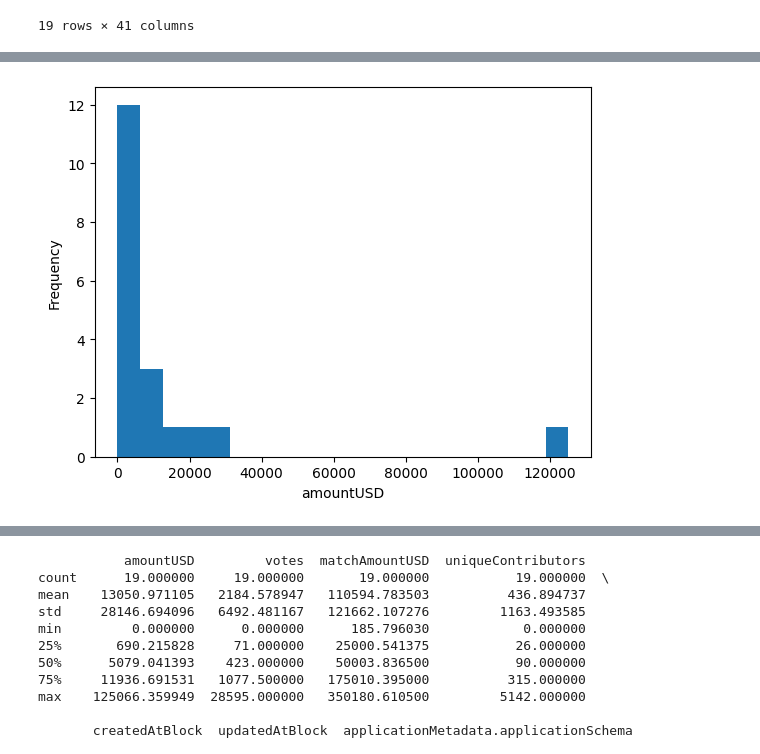
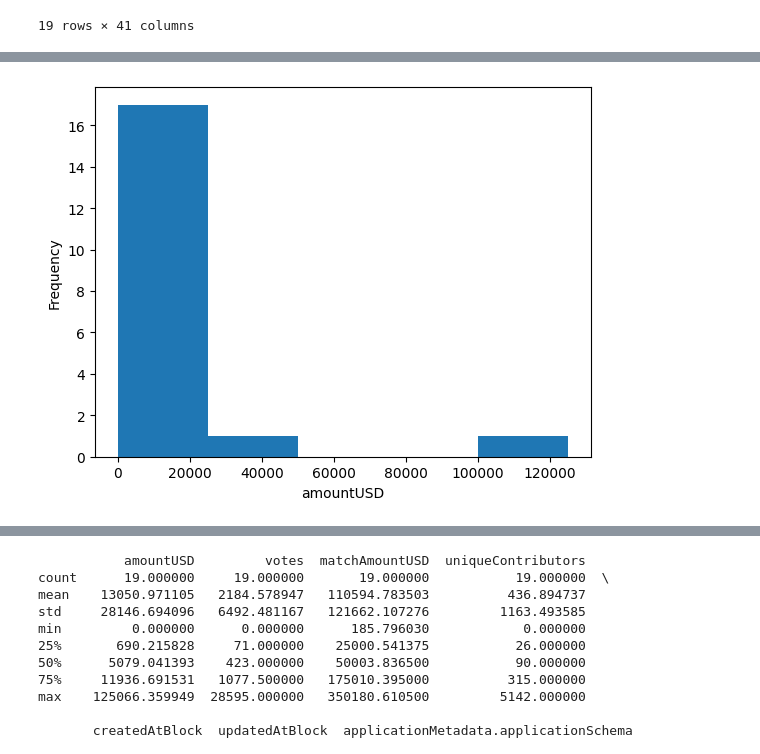
Before and after one commit to BadmWe/GitcoinData, a Jupyter notebook: Analysis.ipynb, the cells around one changed output, grey strips where cells are left out. Cells and saved outputs as stored; diff of their text form; code cells hidden in the pictures.

```diff
--- a/Analysis.ipynb
+++ b/Analysis.ipynb
@@ -67,5 +101,5 @@ plt.show()
 # %%
-data2 = pd.read_csv("beta_round_dataset.csv")
+data2 = pd.read_csv("../Untitled Folder/beta_round_dataset.csv")
 # %%
 data2
 # %% [output]
@@ -122,7 +265,7 @@ data2.describe()
 # %%
-plt.hist(data2["amountUSD"], bins=20)
+plt.hist(data2["amountUSD"], bins=5)
 plt.xlabel("amountUSD")
 plt.ylabel("Frequency")
 plt.show()
 # %% [output]
-[figure, old version]
+[figure, new version]
```
Also changed, not shown: parts of 48 cells of this notebook, 2 other files.
